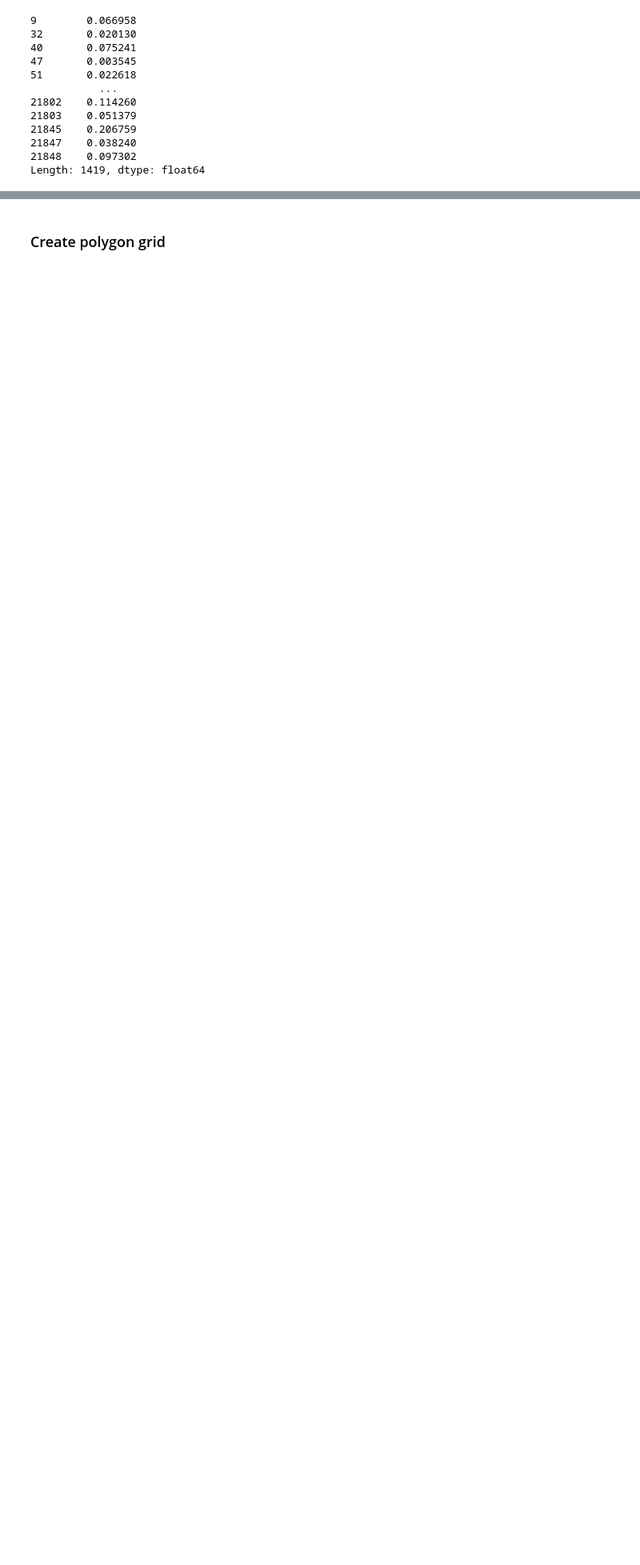
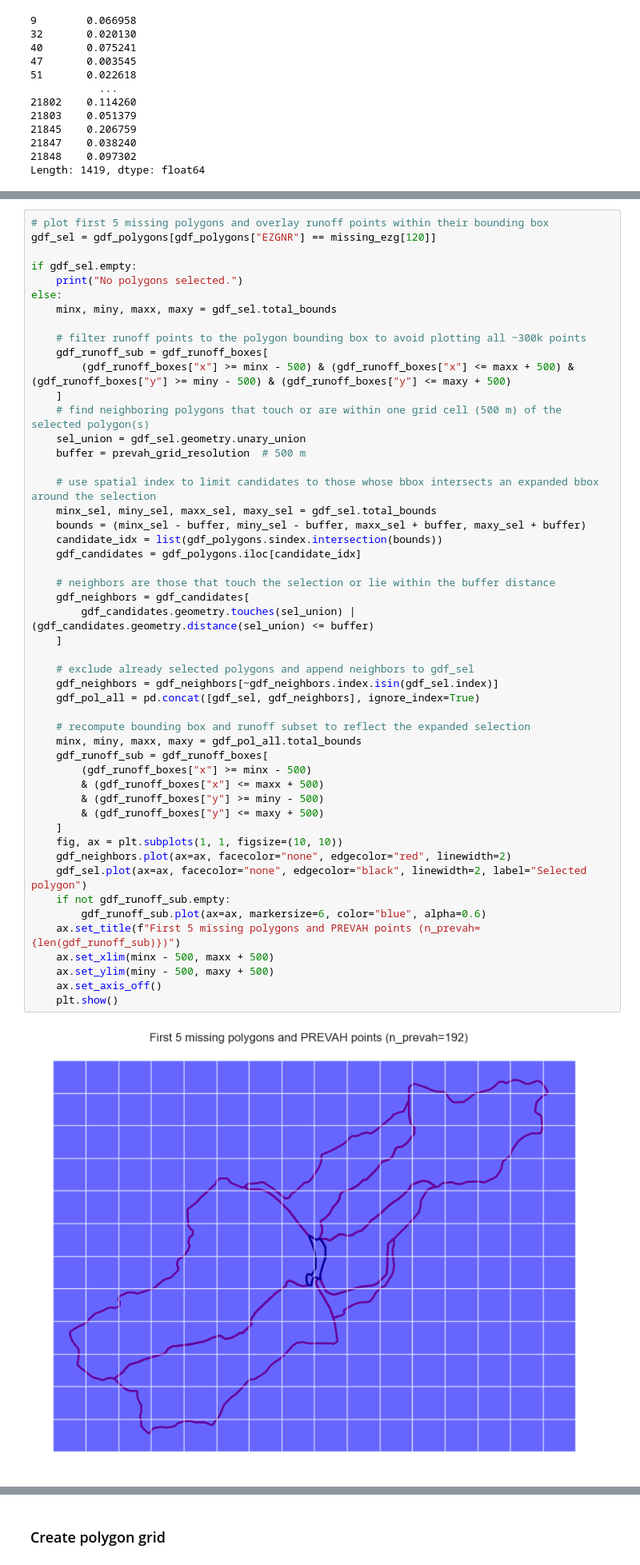
Before and after one commit to yasserhaddad/Clim2RoR-CH, a Jupyter notebook: notebooks/hydropower_computation.ipynb, the cells around one changed output, grey strips where cells are left out. Shown at 80% size. Saved outputs shown, nothing was run; the diff lists cells and outputs as text; blank space fills up the shorter version.

```diff
--- a/notebooks/hydropower_computation.ipynb
+++ b/notebooks/hydropower_computation.ipynb
@@ -201,0 +247,52 @@ else:
+# %%
+# plot first 5 missing polygons and overlay runoff points within their bounding box
+gdf_sel = gdf_polygons[gdf_polygons["EZGNR"] == missing_ezg[120]]
+
+if gdf_sel.empty:
+    print("No polygons selected.")
+else:
+    minx, miny, maxx, maxy = gdf_sel.total_bounds
+
+    # filter runoff points to the polygon bounding box to avoid plotting all ~300k points
+    gdf_runoff_sub = gdf_runoff_boxes[
+        (gdf_runoff_boxes["x"] >= minx - 500) & (gdf_runoff_boxes["x"] <= maxx + 500) & (gdf_runoff_boxes["y"] >= miny - 500) & (gdf_runoff_boxes["y"] <= maxy + 500)
+    ]
+    # find neighboring polygons that touch or are within one grid cell (500 m) of the selected polygon(s)
+    sel_union = gdf_sel.geometry.unary_union
+    buffer = prevah_grid_resolution  # 500 m
+
+    # use spatial index to limit candidates to those whose bbox intersects an expanded bbox around the selection
+    minx_sel, miny_sel, maxx_sel, maxy_sel = gdf_sel.total_bounds
+    bounds = (minx_sel - buffer, miny_sel - buffer, maxx_sel + buffer, maxy_sel + buffer)
+    candidate_idx = list(gdf_polygons.sindex.intersection(bounds))
+    gdf_candidates = gdf_polygons.iloc[candidate_idx]
+
+    # neighbors are those that touch the selection or lie within the buffer distance
+    gdf_neighbors = gdf_candidates[
+        gdf_candidates.geometry.touches(sel_union) | (gdf_candidates.geometry.distance(sel_union) <= buffer)
+    ]
+
+    # exclude already selected polygons and append neighbors to gdf_sel
+    gdf_neighbors = gdf_neighbors[~gdf_neighbors.index.isin(gdf_sel.index)]
+    gdf_pol_all = pd.concat([gdf_sel, gdf_neighbors], ignore_index=True)
+
+    # recompute bounding box and runoff subset to reflect the expanded selection
+    minx, miny, maxx, maxy = gdf_pol_all.total_bounds
+    gdf_runoff_sub = gdf_runoff_boxes[
+        (gdf_runoff_boxes["x"] >= minx - 500)
+        & (gdf_runoff_boxes["x"] <= maxx + 500)
+        & (gdf_runoff_boxes["y"] >= miny - 500)
+        & (gdf_runoff_boxes["y"] <= maxy + 500)
+    ]
+    fig, ax = plt.subplots(1, 1, figsize=(10, 10))
+    gdf_neighbors.plot(ax=ax, facecolor="none", edgecolor="red", linewidth=2)
+    gdf_sel.plot(ax=ax, facecolor="none", edgecolor="black", linewidth=2, label="Selected polygon")
+    if not gdf_runoff_sub.empty:
+        gdf_runoff_sub.plot(ax=ax, markersize=6, color="blue", alpha=0.6)
+    ax.set_title(f"First 5 missing polygons and PREVAH points (n_prevah={len(gdf_runoff_sub)})")
+    ax.set_xlim(minx - 500, maxx + 500)
+    ax.set_ylim(miny - 500, maxy + 500)
+    ax.set_axis_off()
+    plt.show()
+# %% [output]
+[figure, added]
```
Also changed, not shown: parts of 7 cells of this notebook, 1 other file.
